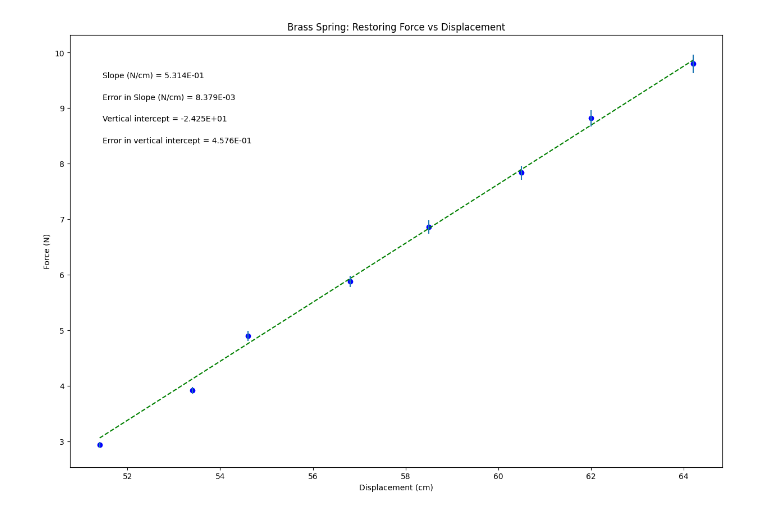
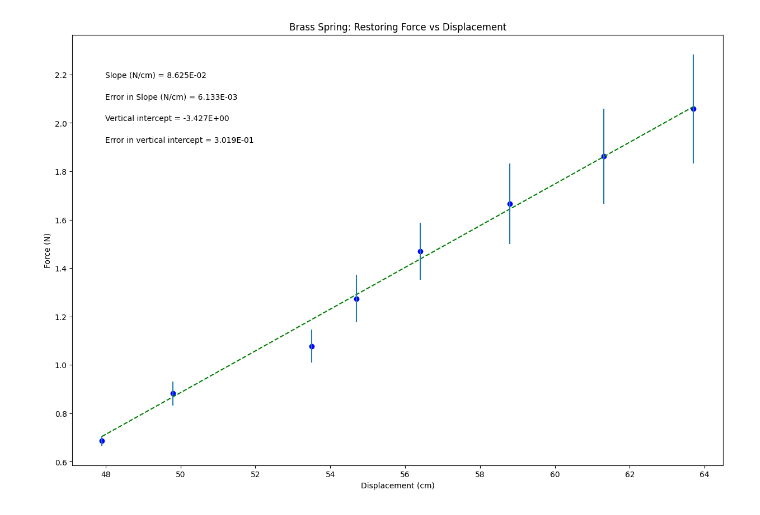
Before and after one commit to TrevanMorin/Physics, a Jupyter notebook: Lab5Brass.ipynb, the cells around one changed output. Cells and saved outputs as stored; diff of their text form; code cells hidden in the pictures.

```diff
--- a/Lab5Brass.ipynb
+++ b/Lab5Brass.ipynb
@@ -19,17 +19,15 @@ import matplotlib.pyplot as plt
 #variable names should start with a letter and must contain only letters, numbers, and underscores
 
 
-# DATA TO BE PLOTTED for Brass Spring
-xvariable_brass = np.array([47.9, 49.8, 53.5, 54.7, 56.4, 58.8, 61.3, 63.7]) # Displacement (cm)
-yvariable_brass = np.array ([0.686, 0.882, 1.078, 1.274, 1.47, 1.666, 1.862, 2.058]) # Force (N)
+# DATA TO BE PLOTTED for Steel Spring
+xvariable_brass = np.array([47.9, 49.8, 53.5, 54.7, 56.4, 58.8, 61.3, 63.7])  # Displacement (cm)
+yvariable_brass = np.array([0.686, 0.882, 1.078, 1.274, 1.47, 1.666, 1.862, 2.058])  # Force (N)
 err_yvariable_brass = np.array([0.01962, 0.04905, 0.06867, 0.09810, 0.11772, 0.16677, 0.19620, 0.22563])  # Uncertainty in Force (N)
 
-
-
 # Re-assign variables as x, y, dy
-x = xvariable_steel
-y = yvariable_steel
-dy = err_yvariable_steel
+x = xvariable_brass
+y = yvariable_brass
+dy = err_yvariable_brass
 
 # Plot Labels for Brass Spring
 plot_title= 'Brass Spring: Restoring Force vs Displacement'
@@ -86,31 +84,31 @@ elif annotation_placement==3 or annotation_placement==4:
 #Don't need to change anything in this section!
 
 #Plot data on graph. Plot error bars and place values for slope,
 #error in slope, and vertical intercept (plus error) on the plot using "annotate"
 
 plt.figure(figsize=(15,10))
 
 plt.plot(x, fit, color='green', linestyle='--')
 plt.scatter(x, y, color='blue', marker='o')
 
 plt.xlabel(x_label)
 plt.ylabel(y_label)
 plt.title(plot_title)
 
 plt.errorbar(x, y, yerr=dy, xerr=None, fmt="none") #don't need to plot x error bars
 
 plt.annotate('Slope ({}) = {value:.{digits}E}'.format(slope_units,value=m, digits=3),
              (xpos, ypos[0]), xycoords='axes fraction')
 
 plt.annotate('Error in Slope ({}) = {value:.{digits}E}'.format(slope_units,value=dm, digits=3),
              (xpos, ypos[1]), xycoords='axes fraction')
 
 plt.annotate('Vertical intercept = {value:.{digits}E}'.format(value=b, digits=3),
              (xpos, ypos[2]), xycoords='axes fraction')
 
 plt.annotate('Error in vertical intercept = {value:.{digits}E}'.format(value=db, digits=3),
              (xpos, ypos[3]), xycoords='axes fraction')
 
 plt.show()
 # %% [output]
-[figure, old version]
+[figure, new version]
```
